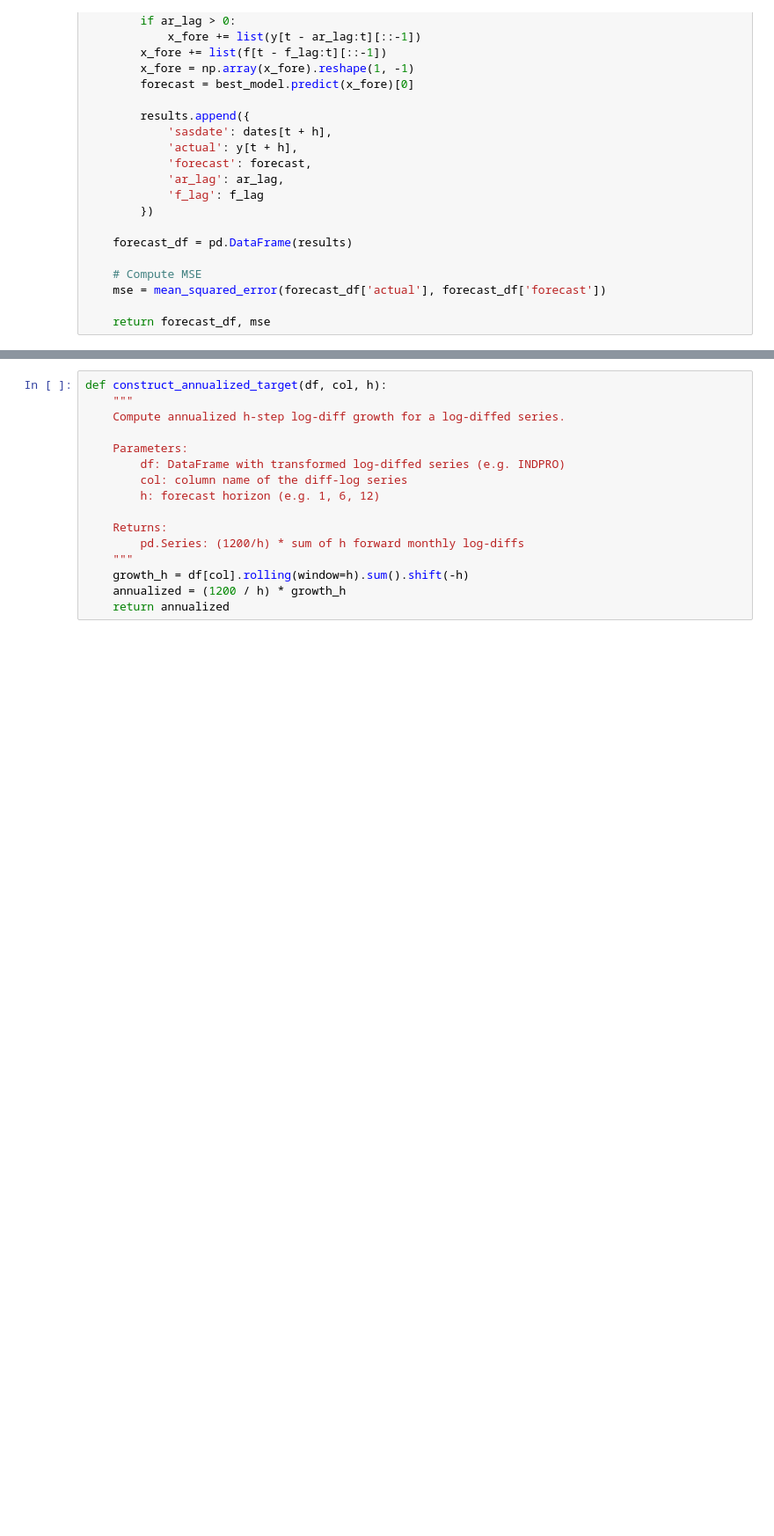
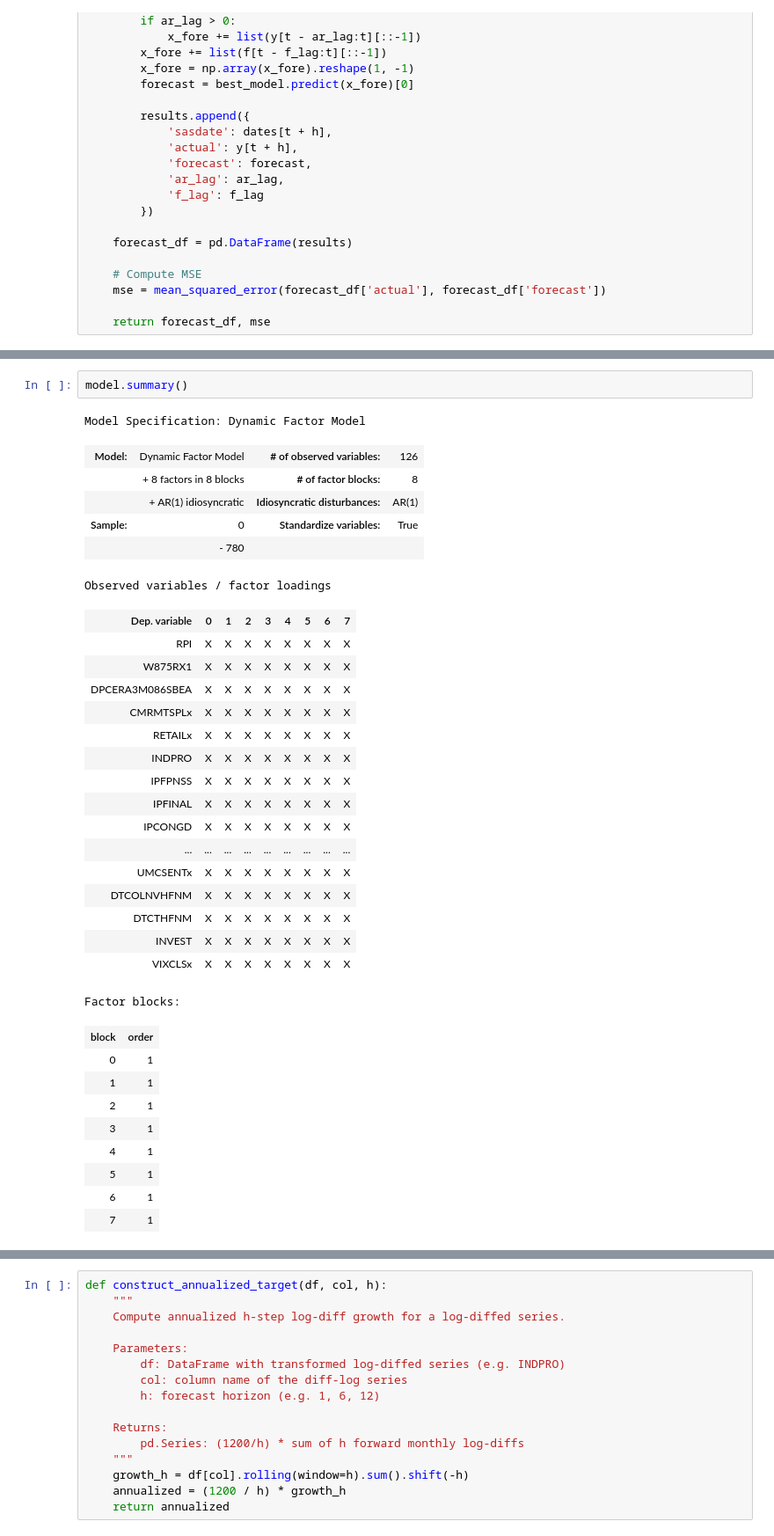
Before and after one commit to J0s3l0r1a/Final_ass., a Jupyter notebook: notebook-in-py.ipynb, the cells around one changed output, grey strips where cells are left out. Shown at 88% size. Saved outputs shown, nothing was run; the diff lists cells and outputs as text; blank space fills up the shorter version.

```diff
--- a/notebook-in-py.ipynb
+++ b/notebook-in-py.ipynb
@@ -422,0 +488,36 @@ def recursive_factor_forecast(df, factor, target_var, h, start_date, end_date,
+# %%
+model.summary()
+# %% [output]
+Model Specification: Dynamic Factor Model
+| Model: | Dynamic Factor Model | # of observed variables: | 126 |
+|  | + 8 factors in 8 blocks | # of factor blocks: | 8 |
+|  | + AR(1) idiosyncratic | Idiosyncratic disturbances: | AR(1) |
+| Sample: | 0 | Standardize variables: | True |
+|  | - 780 |  |  |
+Observed variables / factor loadings
+| Dep. variable | 0 | 1 | 2 | 3 | 4 | 5 | 6 | 7 |
+| RPI | X | X | X | X | X | X | X | X |
+| W875RX1 | X | X | X | X | X | X | X | X |
+| DPCERA3M086SBEA | X | X | X | X | X | X | X | X |
+| CMRMTSPLx | X | X | X | X | X | X | X | X |
+| RETAILx | X | X | X | X | X | X | X | X |
+| INDPRO | X | X | X | X | X | X | X | X |
+| IPFPNSS | X | X | X | X | X | X | X | X |
+| IPFINAL | X | X | X | X | X | X | X | X |
+| IPCONGD | X | X | X | X | X | X | X | X |
+| ... | ... | ... | ... | ... | ... | ... | ... | ... |
+| UMCSENTx | X | X | X | X | X | X | X | X |
+| DTCOLNVHFNM | X | X | X | X | X | X | X | X |
+| DTCTHFNM | X | X | X | X | X | X | X | X |
+| INVEST | X | X | X | X | X | X | X | X |
+| VIXCLSx | X | X | X | X | X | X | X | X |
+Factor blocks:
+| block | order |
+| 0 | 1 |
+| 1 | 1 |
+| 2 | 1 |
+| 3 | 1 |
+| 4 | 1 |
+| 5 | 1 |
+| 6 | 1 |
+| 7 | 1 |
```
Also changed, not shown: parts of 13 cells of this notebook.
